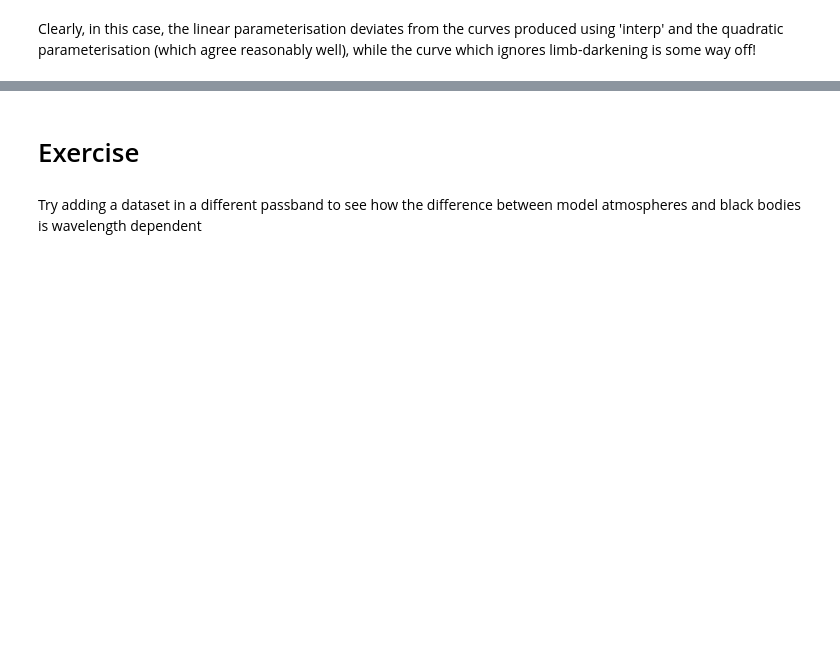
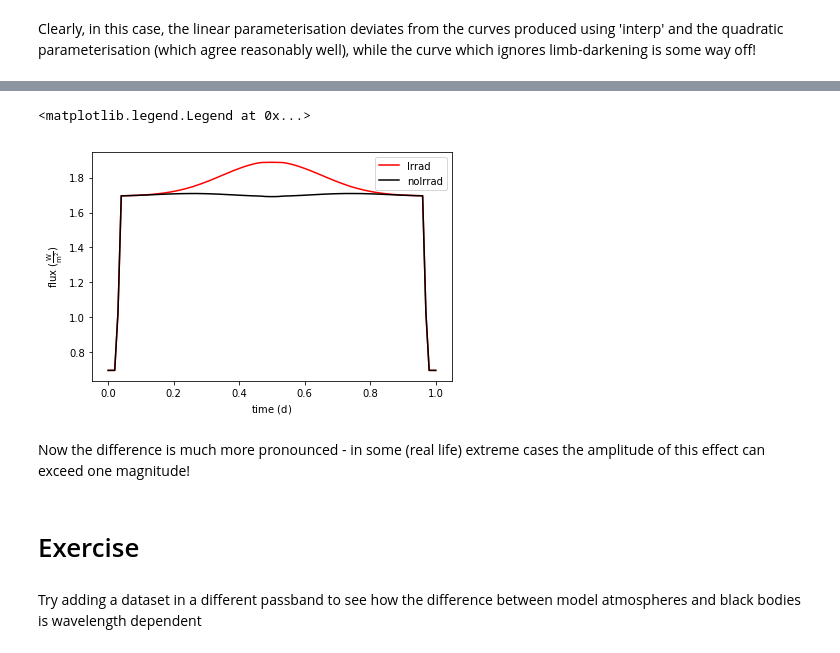
Before and after one commit to phoebe-project/phoebe2-workshop, a Jupyter notebook: atm_ld_tutorial.ipynb, the cells around one changed output, grey strips where cells are left out. Saved outputs shown, nothing was run; the diff lists cells and outputs as text; code cells hidden in the pictures; blank space fills up the shorter version.

```diff
--- a/atm_ld_tutorial.ipynb
+++ b/atm_ld_tutorial.ipynb
@@ -96,0 +144,4 @@ Clearly, in this case, the linear parameterisation deviates from the curves prod
+# %%
+b['teff@primary']=30000*u.K
+b['rpole@primary']=0.05*u.solRad
+b['gravb_bol@primary']=1.0
@@ -96,0 +154,4 @@ Clearly, in this case, the linear parameterisation deviates from the curves prod
+# %%
+b['atm@primary']='blackbody'
+b['ld_func@primary']='quadratic'
+b['ld_coeffs@primary']=[0.06,0.30]
@@ -96,0 +162,5 @@ Clearly, in this case, the linear parameterisation deviates from the curves prod
+# %%
+b['irrad_method@compute']='wilson'
+b.run_compute(model='wilson')
+b['irrad_method@compute']='none'
+b.run_compute(model='noIrrad')
@@ -97,3 +171,12 @@ Clearly, in this case, the linear parameterisation deviates from the curves prod
+# %%
+axs, artists = b.plot(model='wilson',color='r',label='Irrad')
+axs, artists = b.plot(model='noIrrad',color='k',label='noIrrad')
+plt.legend()
+# %% [output]
+<matplotlib.legend.Legend at 0x...>
+[figure, added]
+# %% [markdown]
+Now the difference is much more pronounced - in some (real life) extreme cases the amplitude of this effect can exceed one magnitude!
 # %% [markdown]
 # Exercise
 # %% [markdown]
```
Also changed, not shown: parts of 23 cells of this notebook.
